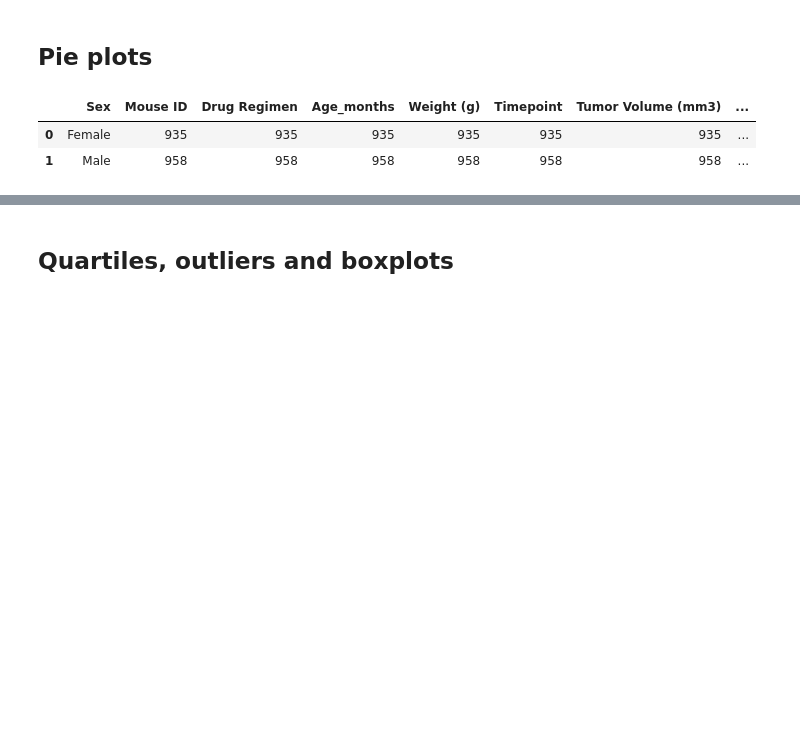
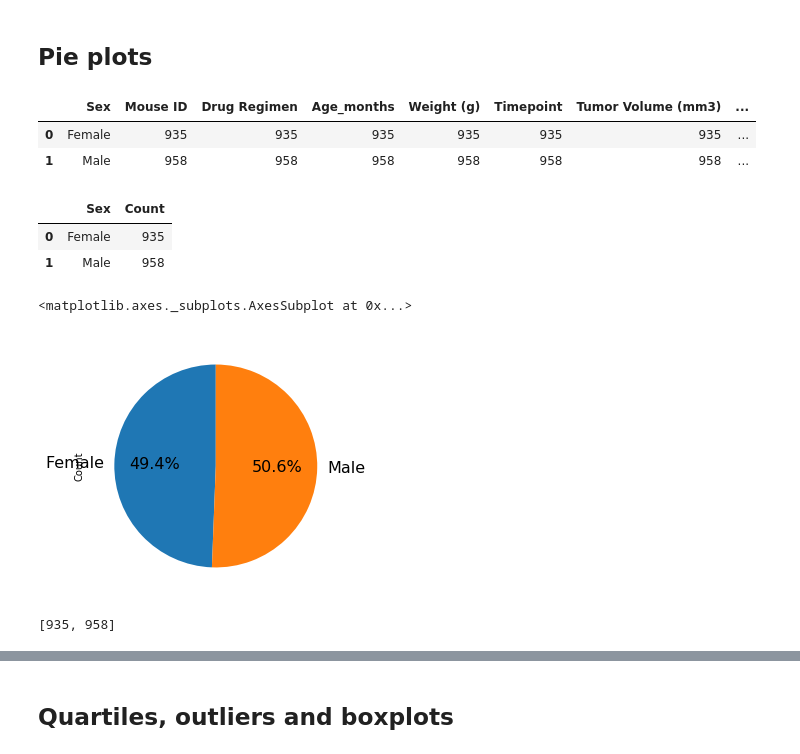
Before and after one commit to nguyenpe17/Matplotlib-The-Power-of-Plots, a Jupyter notebook: pymaceuticals_starter.ipynb, the cells around one changed output, grey strips where cells are left out. Drawn from its saved outputs; the diff is of its cells as text; code cells hidden in the pictures; blank space fills up the shorter version.

```diff
--- a/pymaceuticals_starter.ipynb
+++ b/pymaceuticals_starter.ipynb
@@ -90,5 +89,27 @@ gender_df.head()
 |  | Sex | Mouse ID | Drug Regimen | Age_months | Weight (g) | Timepoint | Tumor Volume (mm3) | ... |
 | 0 | Female | 935 | 935 | 935 | 935 | 935 | 935 | ... |
 | 1 | Male | 958 | 958 | 958 | 958 | 958 | 958 | ... |
+# %%
+# Filter the DataFrame down only to those columns to chart
+gender_df = gender_df[["Sex","Mouse ID"]]
+gender_df = gender_df.rename(columns={"Mouse ID": "Count"})
+gender_df.head()
+# %% [output]
+|  | Sex | Count |
+| 0 | Female | 935 |
+| 1 | Male | 958 |
+# %%
+# Plot chart
+plt.figure(figsize=(10,6))
+ax1 = plt.subplot(121, aspect='equal')
+gender_df.plot(kind='pie', y = "Count", ax=ax1, autopct='%1.1f%%',
+ startangle=90, shadow=False, labels=gender_df['Sex'], legend = False, fontsize=16)
+# %% [output]
+<matplotlib.axes._subplots.AxesSubplot at 0x...>
+[figure, added]
 # %%
 # Generate a pie plot showing the distribution of female versus male mice using pyplot
+gender_count = (merge_table.groupby(["Sex"])["Age_months"].count()).tolist()
+gender_count
+# %% [output]
+[935, 958]
```
Also changed, not shown: parts of 12 cells of this notebook.
